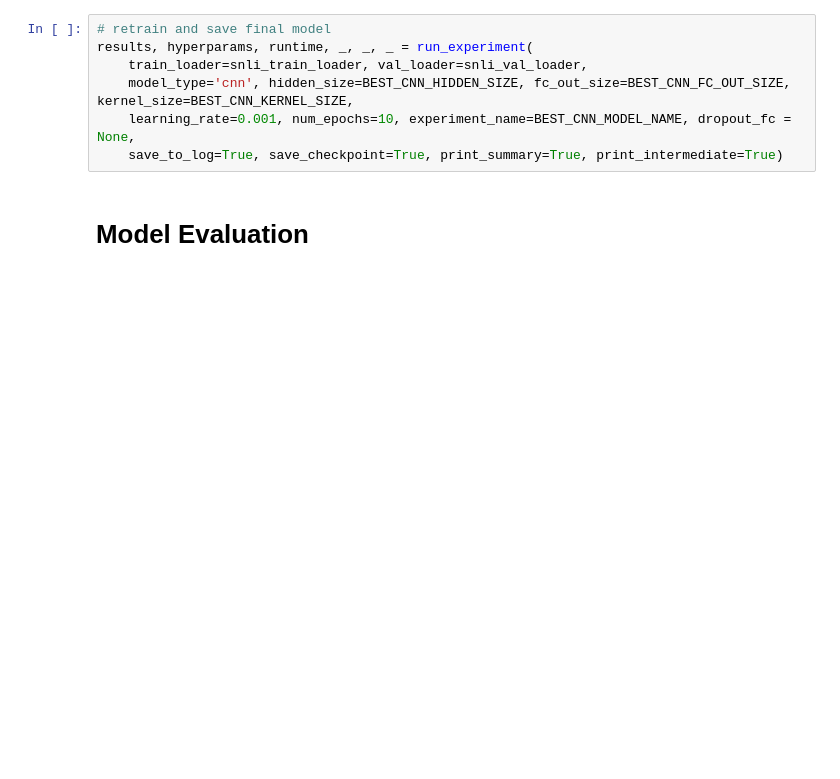
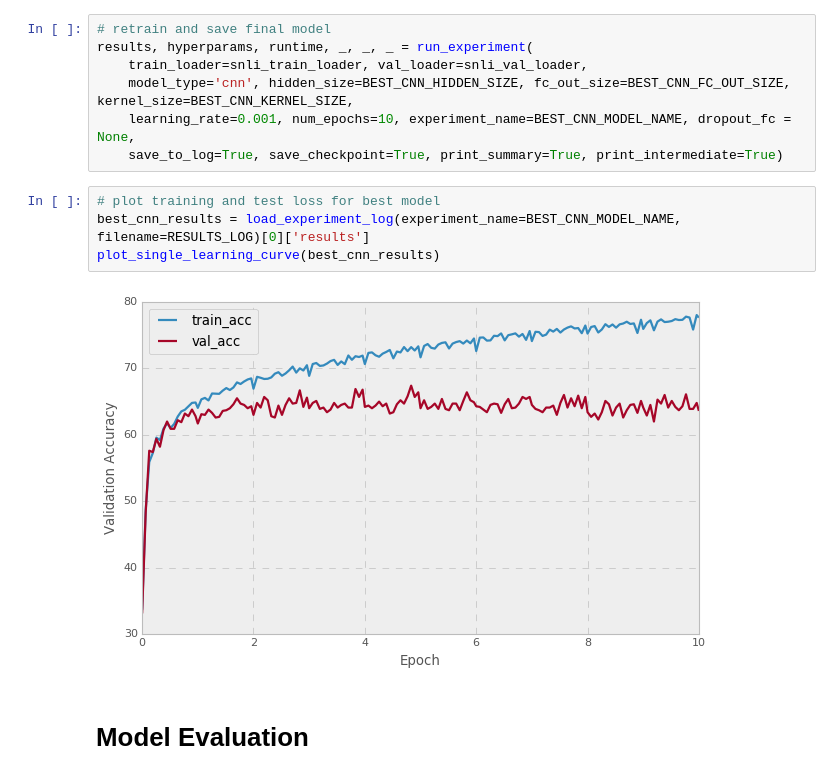
Before and after one commit to nyjgary/nlp-snli, a Jupyter notebook: nlp-snli.ipynb, the cells around one changed output. Cells and saved outputs as stored; diff of their text form; blank space fills up the shorter version.

```diff
--- a/nlp-snli.ipynb
+++ b/nlp-snli.ipynb
@@ -999,6 +999,12 @@ results, hyperparams, runtime, _, _, _ = run_experiment(
     model_type='cnn', hidden_size=BEST_CNN_HIDDEN_SIZE, fc_out_size=BEST_CNN_FC_OUT_SIZE, kernel_size=BEST_CNN_KERNEL_SIZE,
     learning_rate=0.001, num_epochs=10, experiment_name=BEST_CNN_MODEL_NAME, dropout_fc = None,
     save_to_log=True, save_checkpoint=True, print_summary=True, print_intermediate=True)
+# %%
+# plot training and test loss for best model
+best_cnn_results = load_experiment_log(experiment_name=BEST_CNN_MODEL_NAME, filename=RESULTS_LOG)[0]['results']
+plot_single_learning_curve(best_cnn_results)
+# %% [output]
+[figure, added]
 # %% [markdown]
 # Model Evaluation
 # %% [markdown]
```
Also changed, not shown: parts of 8 cells of this notebook.
